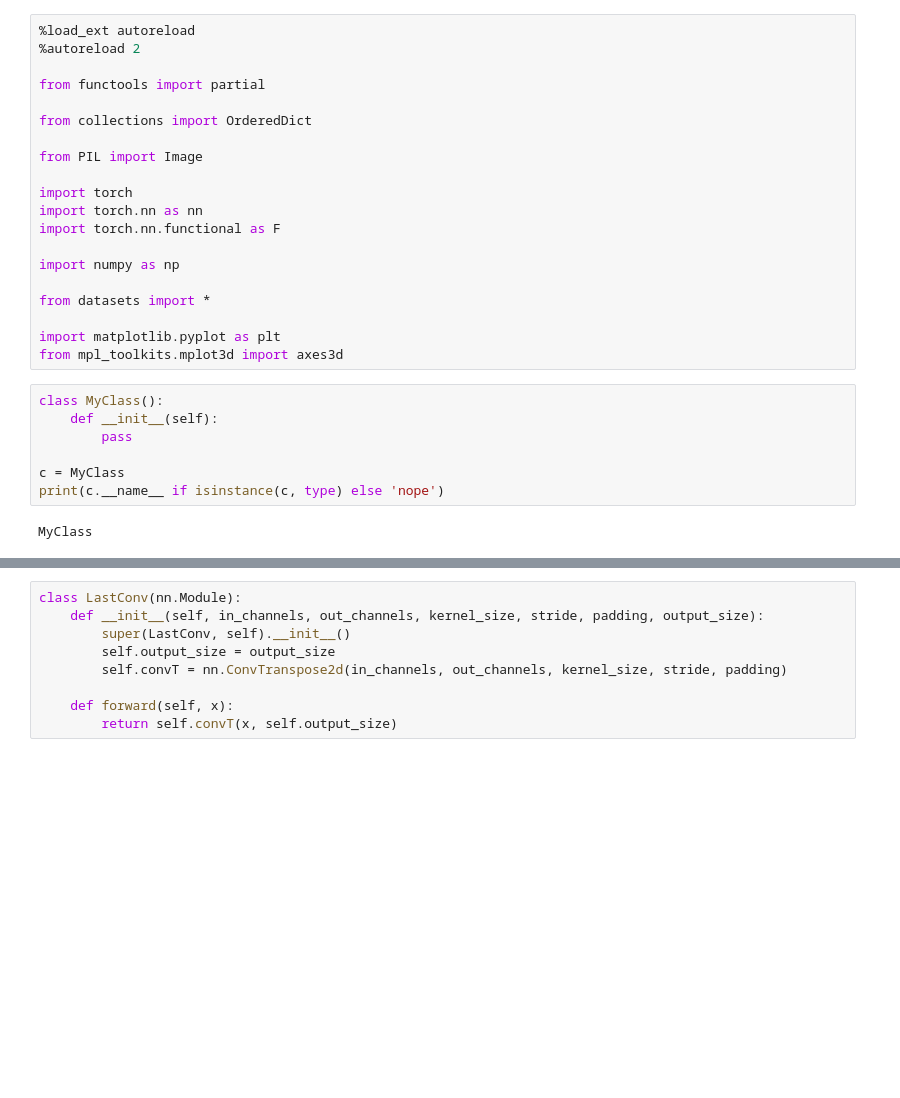
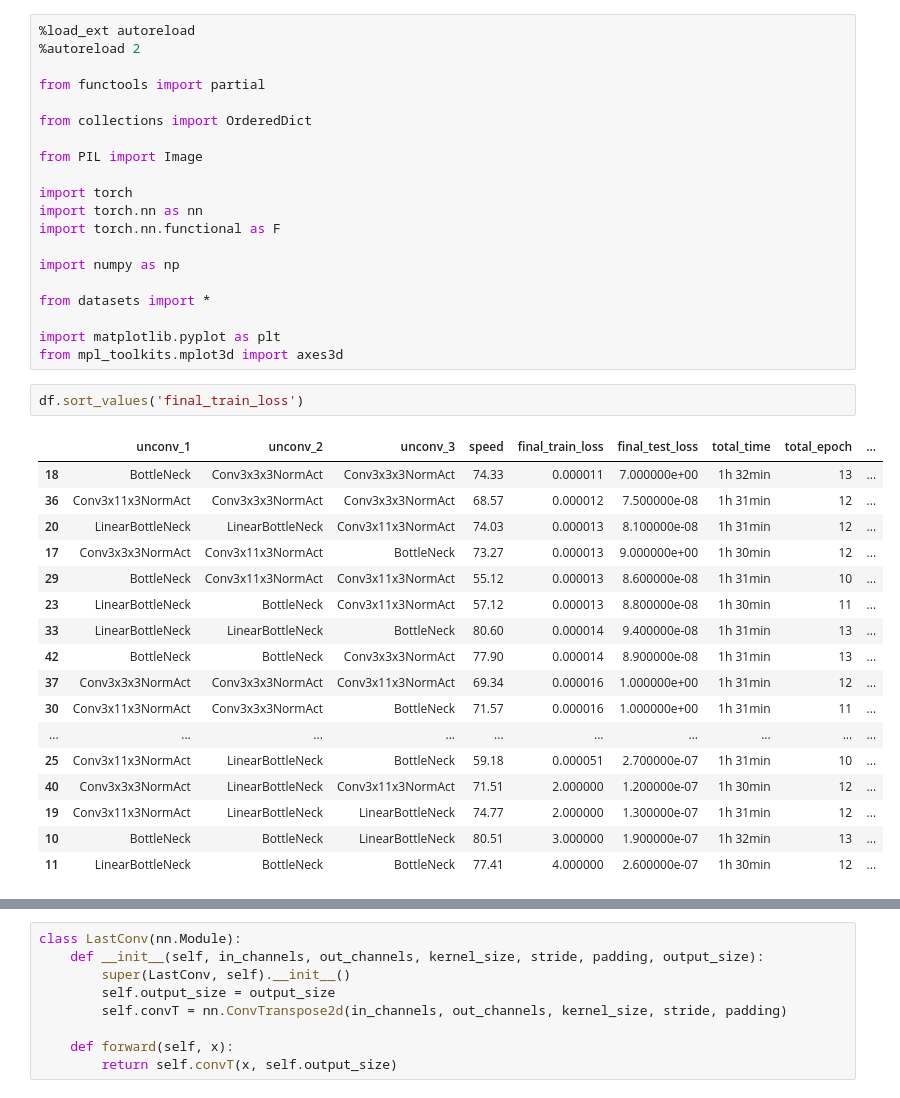
Before and after one commit to Bloomistell/DGBaN, a Jupyter notebook: test.ipynb, the cells around one changed output, grey strips where cells are left out. Drawn from its saved outputs; the diff is of its cells as text; blank space fills up the shorter version.

```diff
--- a/test.ipynb
+++ b/test.ipynb
@@ -18,12 +18,23 @@ from datasets import *
 
 import matplotlib.pyplot as plt
 from mpl_toolkits.mplot3d import axes3d
-# %%
-class MyClass():
-    def __init__(self):
-        pass
-
-c = MyClass
-print(c.__name__ if isinstance(c, type) else 'nope')
-# %% [output]
-MyClass
+# %%
+df.sort_values('final_train_loss')
+# %% [output]
+|  | unconv_1 | unconv_2 | unconv_3 | speed | final_train_loss | final_test_loss | total_time | total_epoch | ... |
+| 18 | BottleNeck | Conv3x3x3NormAct | Conv3x3x3NormAct | 74.33 | 0.000011 | 7.000000e+00 | 1h 32min | 13 | ... |
+| 36 | Conv3x11x3NormAct | Conv3x3x3NormAct | Conv3x3x3NormAct | 68.57 | 0.000012 | 7.500000e-08 | 1h 31min | 12 | ... |
+| 20 | LinearBottleNeck | LinearBottleNeck | Conv3x11x3NormAct | 74.03 | 0.000013 | 8.100000e-08 | 1h 31min | 12 | ... |
+| 17 | Conv3x3x3NormAct | Conv3x11x3NormAct | BottleNeck | 73.27 | 0.000013 | 9.000000e+00 | 1h 30min | 12 | ... |
+| 29 | BottleNeck | Conv3x11x3NormAct | Conv3x11x3NormAct | 55.12 | 0.000013 | 8.600000e-08 | 1h 31min | 10 | ... |
+| 23 | LinearBottleNeck | BottleNeck | Conv3x11x3NormAct | 57.12 | 0.000013 | 8.800000e-08 | 1h 30min | 11 | ... |
+| 33 | LinearBottleNeck | LinearBottleNeck | BottleNeck | 80.60 | 0.000014 | 9.400000e-08 | 1h 31min | 13 | ... |
+| 42 | BottleNeck | BottleNeck | Conv3x3x3NormAct | 77.90 | 0.000014 | 8.900000e-08 | 1h 31min | 13 | ... |
+| 37 | Conv3x3x3NormAct | Conv3x3x3NormAct | Conv3x11x3NormAct | 69.34 | 0.000016 | 1.000000e+00 | 1h 31min | 12 | ... |
+| 30 | Conv3x11x3NormAct | Conv3x3x3NormAct | BottleNeck | 71.57 | 0.000016 | 1.000000e+00 | 1h 31min | 11 | ... |
+| ... | ... | ... | ... | ... | ... | ... | ... | ... | ... |
+| 25 | Conv3x11x3NormAct | LinearBottleNeck | BottleNeck | 59.18 | 0.000051 | 2.700000e-07 | 1h 31min | 10 | ... |
+| 40 | Conv3x3x3NormAct | LinearBottleNeck | Conv3x11x3NormAct | 71.51 | 2.000000 | 1.200000e-07 | 1h 30min | 12 | ... |
+| 19 | Conv3x11x3NormAct | LinearBottleNeck | LinearBottleNeck | 74.77 | 2.000000 | 1.300000e-07 | 1h 31min | 12 | ... |
+| 10 | BottleNeck | BottleNeck | LinearBottleNeck | 80.51 | 3.000000 | 1.900000e-07 | 1h 32min | 13 | ... |
+| 11 | LinearBottleNeck | BottleNeck | BottleNeck | 77.41 | 4.000000 | 2.600000e-07 | 1h 30min | 12 | ... |
```
Also changed, not shown: parts of 5 cells of this notebook, 5 other files.
